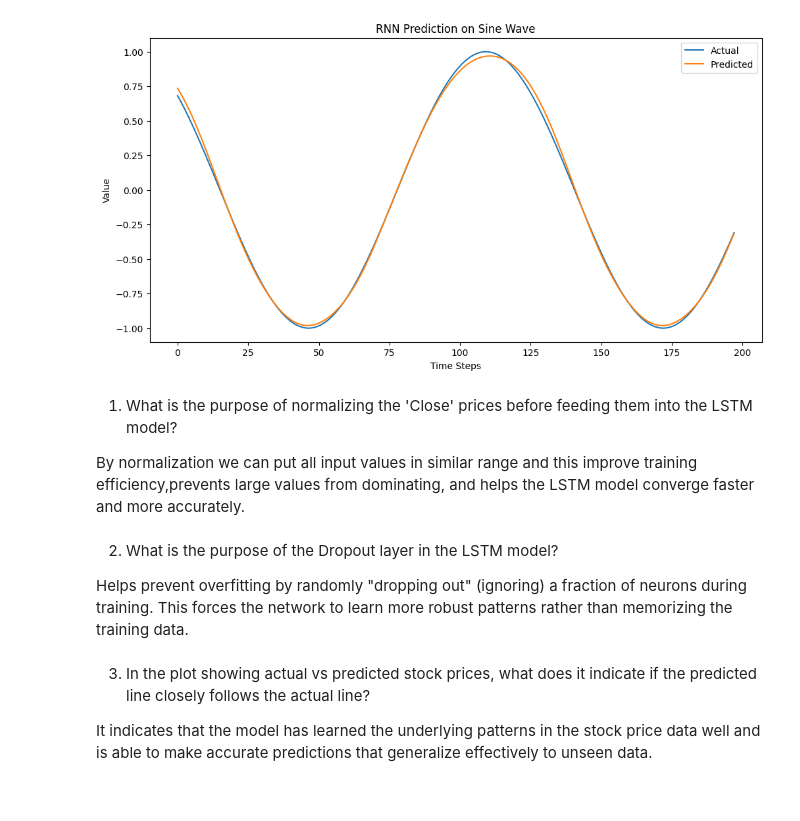
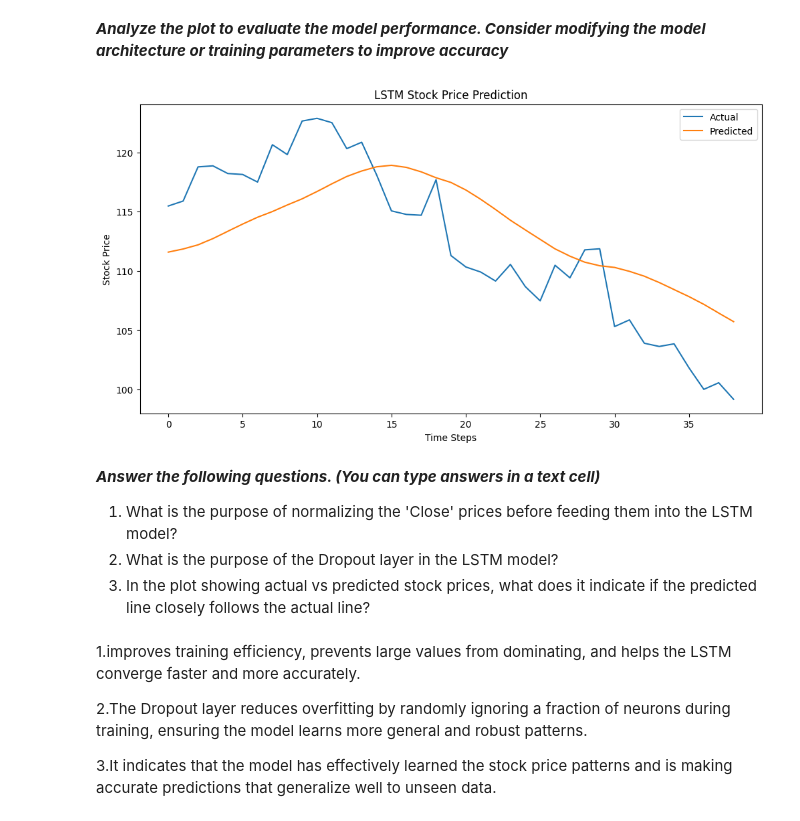
Before and after one commit to sonaliliyanahetti/Prediction, a Jupyter notebook: IT22592088.ipynb, the cells around one changed output. Cells and saved outputs as stored; diff of their text form; code cells hidden in the pictures.

```diff
--- a/IT22592088.ipynb
+++ b/IT22592088.ipynb
@@ -49,5 +42,4 @@ The sine wave data is reshaped into a 2D array (-1, 1) to fit the scaler, as it
 # %%
-# Generate and Normalize the Data
-data = generate_sine_wave()
+# Normalize the Data
 scaler = MinMaxScaler(feature_range=(0, 1))
 data = scaler.fit_transform(data.reshape(-1, 1)).reshape(-1)
@@ -54,5 +48,6 @@ data = scaler.fit_transform(data.reshape(-1, 1)).reshape(-1)
 # %%
+
 # Create the Dataset
-time_step = 10  # Time steps for RNN input
+time_step = 60  # Using 60 days of data to predict the next day's price
 X, y = create_dataset(data, time_step)
 # %%
@@ -76,6 +69,14 @@ y_train, y_test = y[:train_size], y[train_size:]
 # %%
-# 3. Define the RNN Model
+# 3. Define the LSTM Model
 model = Sequential()
-model.add(SimpleRNN(units=12, return_sequences=False, input_shape=(time_step, 1)))  # <-- Tune 'units'
+
+# --- Students: Modify the number of LSTM layers and units to experiment with model complexity ---
+model.add(LSTM(units=40, return_sequences=True, input_shape=(time_step, 1)))  # <-- Experiment with 'units'
+model.add(Dropout(0.3))  # Experiment with dropout for regularization
+
+model.add(LSTM(units=60, return_sequences=False))  # <-- Add another LSTM layer
+model.add(Dropout(0.4))
+
 model.add(Dense(1))
-model.compile(optimizer='adam', loss='mean_squared_error')
+
+model.compile(optimizer='adam', loss='mean_absolute_error')
@@ -93,4 +85,5 @@ an
 # %%
 # 4. Train the Model
-model.fit(X_train, y_train, epochs=10, batch_size=20, verbose=1)  # <-- Experiment with 'epochs' and 'batch_size'
+
+model.fit(X_train, y_train, epochs=30, batch_size=42, verbose=1)  # <-- Experiment with 'epochs' and 'batch_size'
 # %% [output]
@@ -140,25 +117,25 @@ This visualization helps in assessing the performance of the RNN model and under
+# %% [markdown]
+***Analyze the plot to evaluate the model performance. Consider modifying the model architecture or training parameters to improve accuracy***
 # %%
-
 # 6. Plot the Results
 plt.figure(figsize=(12, 6))
 plt.plot(y_test, label='Actual')
 plt.plot(y_pred, label='Predicted')
 plt.xlabel('Time Steps')
-plt.ylabel('Value')
-plt.title('RNN Prediction on Sine Wave')
+plt.ylabel('Stock Price')
+plt.title('LSTM Stock Price Prediction')
 plt.legend()
 plt.show()
 # %% [output]
-[figure, old version]
+[figure, new version]
-# %% [markdown]
-1. What is the purpose of normalizing the 'Close' prices before feeding them into the LSTM model?
-
-By normalization we can put all input values in similar range and this improve training efficiency,prevents large values from dominating, and helps the LSTM model converge faster and more accurately.
-# %% [markdown]
-2. What is the purpose of the Dropout layer in the LSTM model?
-
-Helps prevent overfitting by randomly "dropping out" (ignoring) a fraction of neurons during training. This forces the network to learn more robust patterns rather than memorizing the training data.
-# %% [markdown]
-3. In the plot showing actual vs predicted stock prices, what does it indicate if the predicted line closely follows the actual line?
-
-It indicates that the model has learned the underlying patterns in the stock price data well and is able to make accurate predictions that generalize effectively to unseen data.
+# %% [markdown]
+***Answer the following questions. (You can type answers in a text cell)***
+1.	What is the purpose of normalizing the 'Close' prices before feeding them into the LSTM model?
+2.	What is the purpose of the Dropout layer in the LSTM model?
+3.	In the plot showing actual vs predicted stock prices, what does it indicate if the predicted line closely follows the actual line?
+# %% [markdown]
+1.improves training efficiency, prevents large values from dominating, and helps the LSTM converge faster and more accurately.
+
+2.The Dropout layer reduces overfitting by randomly ignoring a fraction of neurons during training, ensuring the model learns more general and robust patterns.
+
+3.It indicates that the model has effectively learned the stock price patterns and is making accurate predictions that generalize well to unseen data.
```
Also changed, not shown: parts of 23 cells of this notebook.
